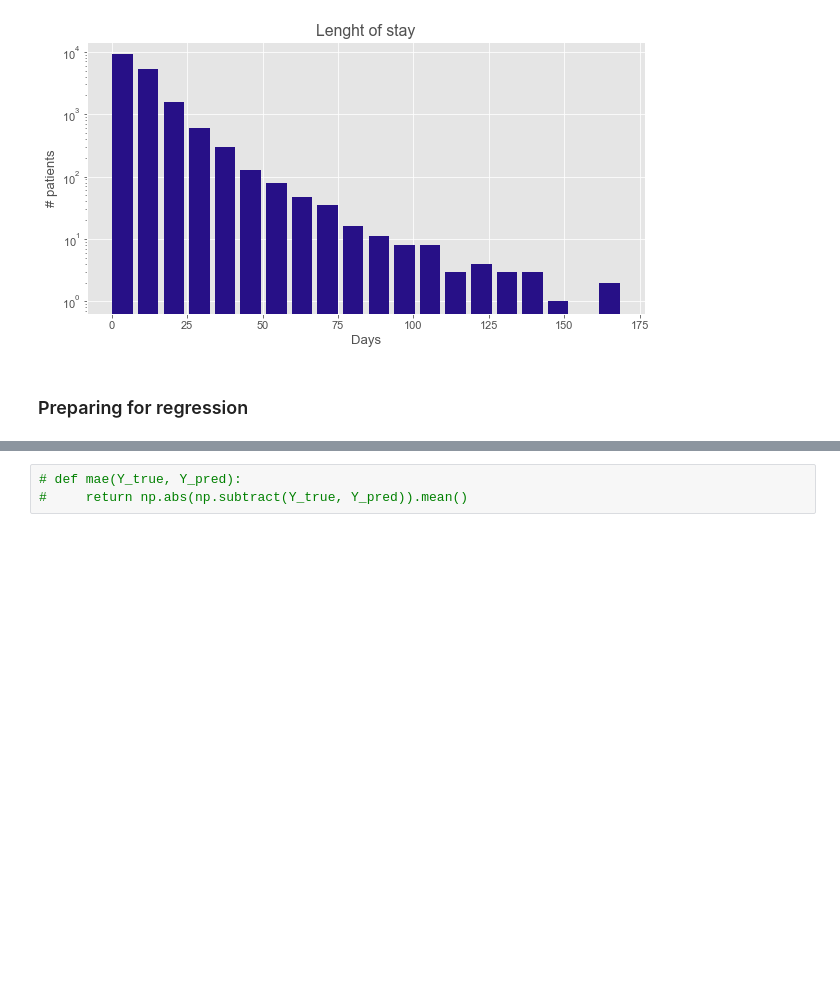
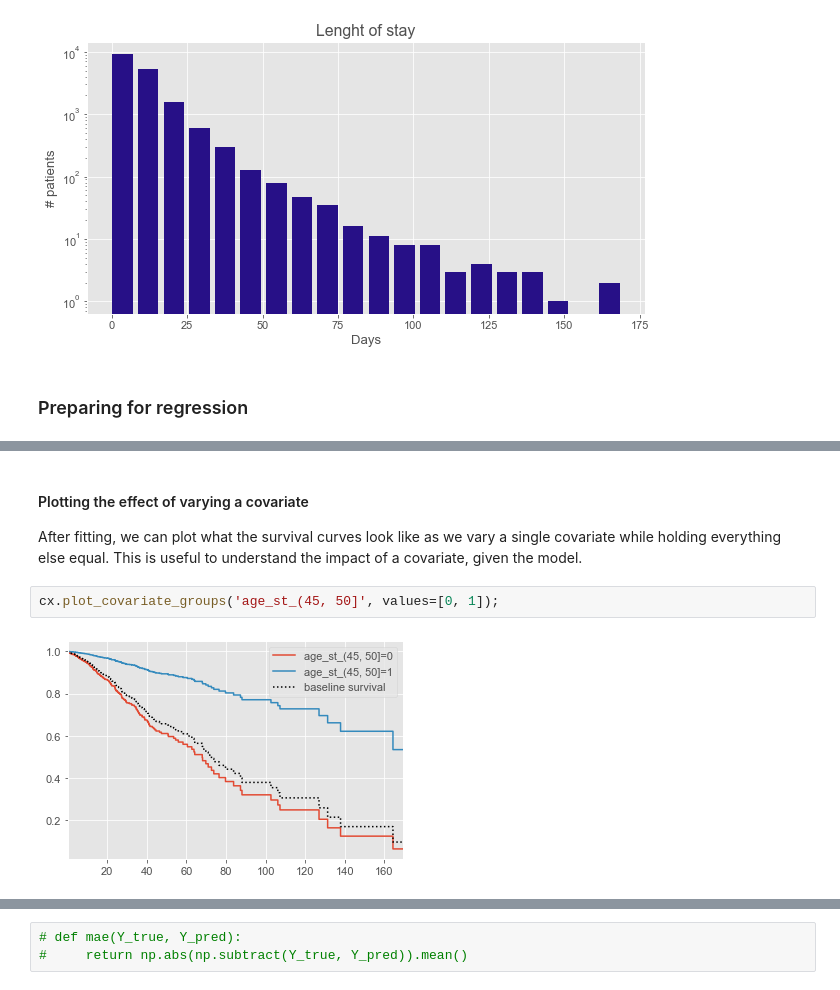
Before and after one commit to bseewald/fairness-ml-health, a Jupyter notebook: notebooks/mimic-iii/regression/cox_regression.ipynb, the cells around one changed output, grey strips where cells are left out. Saved outputs shown, nothing was run; the diff lists cells and outputs as text; blank space fills up the shorter version.

```diff
--- a/notebooks/mimic-iii/regression/cox_regression.ipynb
+++ b/notebooks/mimic-iii/regression/cox_regression.ipynb
@@ -531,0 +530,8 @@ def cox_regression(df, duration, event, strata_df=None):
+# %% [markdown]
+#### Plotting the effect of varying a covariate
+
+After fitting, we can plot what the survival curves look like as we vary a single covariate while holding everything else equal. This is useful to understand the impact of a covariate, given the model.
+# %%
+cx.plot_covariate_groups('age_st_(45, 50]', values=[0, 1]);
+# %% [output]
+[figure, added]
```
Also changed, not shown: parts of 79 cells of this notebook, 1 other file.
